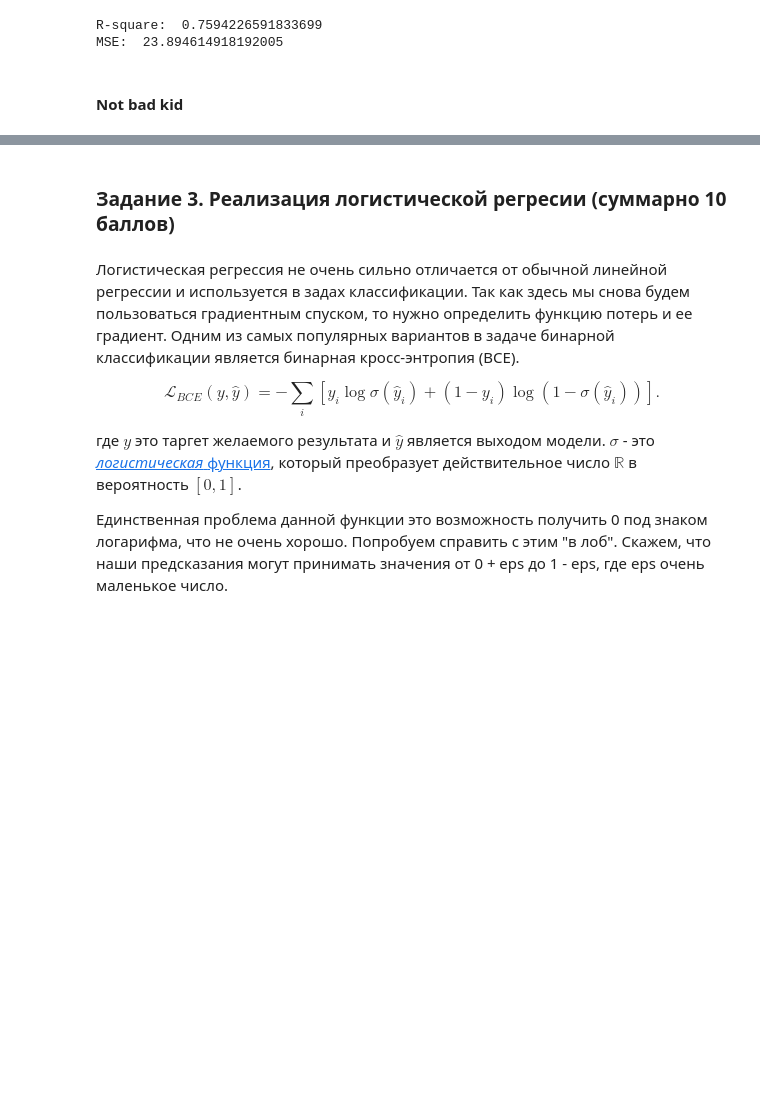
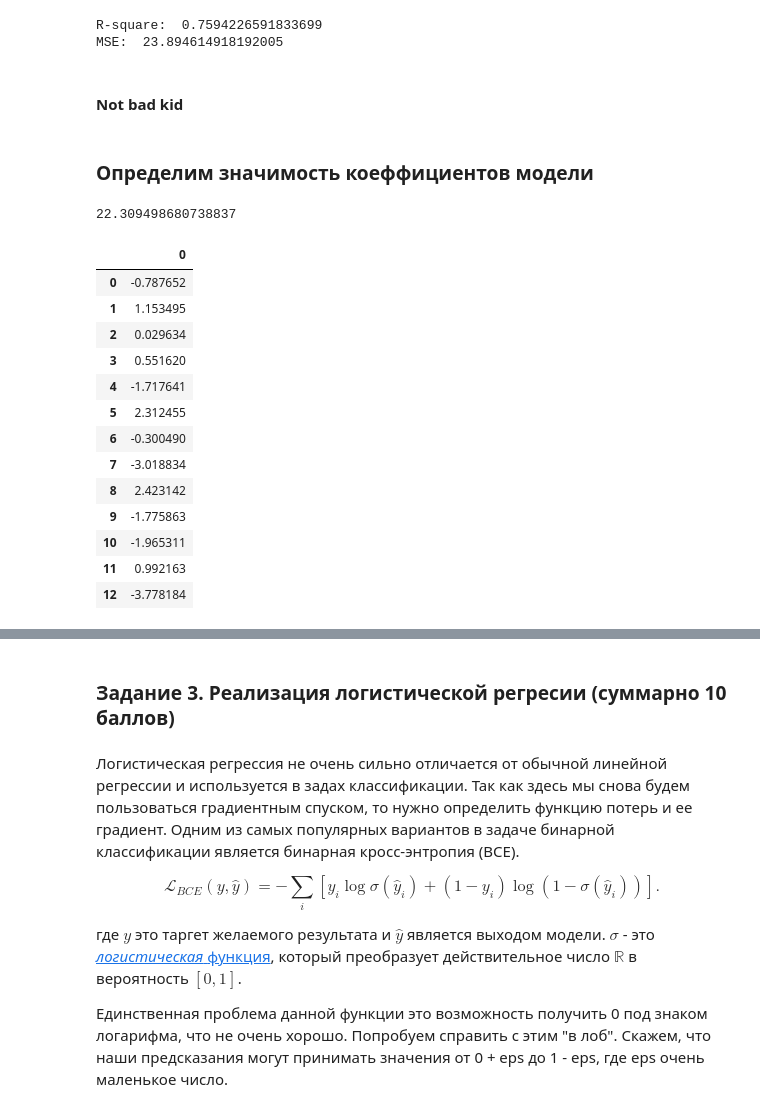
Before and after one commit to immbiochem/BI_ML_2021, a Jupyter notebook: regression_gradient_descent/code_folder/Linear_models.ipynb, the cells around one changed output, grey strips where cells are left out. Cells and saved outputs as stored; diff of their text form; code cells hidden in the pictures; blank space fills up the shorter version.

```diff
--- a/regression_gradient_descent/code_folder/Linear_models.ipynb
+++ b/regression_gradient_descent/code_folder/Linear_models.ipynb
@@ -610,3 +539,27 @@ R-square:  0.7594226591833699
 MSE:  23.894614918192005
 # %% [markdown]
 #### Not bad kid
+# %% [markdown]
+### Определим значимость коеффициентов модели
+# %%
+lin_reg.intercept_
+# %% [output]
+22.309498680738837
+# %%
+coeffs = pd.DataFrame(lin_reg.coef_, df.columns)
+coeffs
+# %% [output]
+|  | 0 |
+| 0 | -0.787652 |
+| 1 | 1.153495 |
+| 2 | 0.029634 |
+| 3 | 0.551620 |
+| 4 | -1.717641 |
+| 5 | 2.312455 |
+| 6 | -0.300490 |
+| 7 | -3.018834 |
+| 8 | 2.423142 |
+| 9 | -1.775863 |
+| 10 | -1.965311 |
+| 11 | 0.992163 |
+| 12 | -3.778184 |
```
Also changed, not shown: parts of 20 cells of this notebook.
